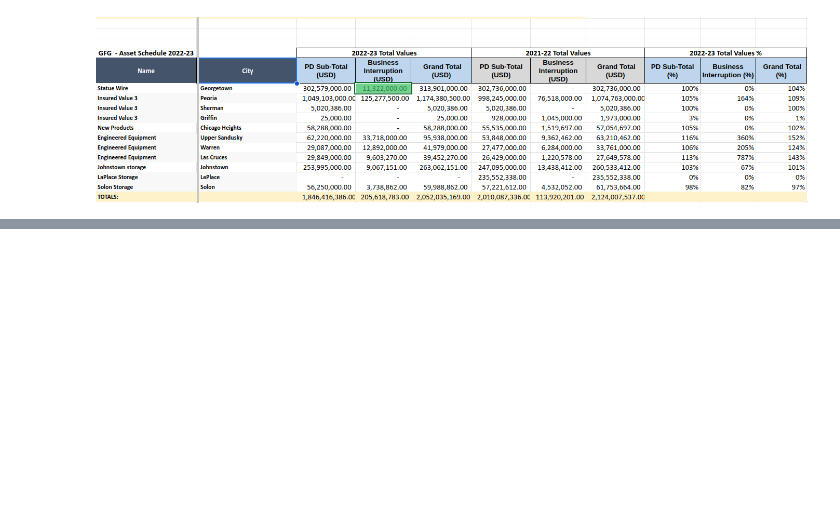
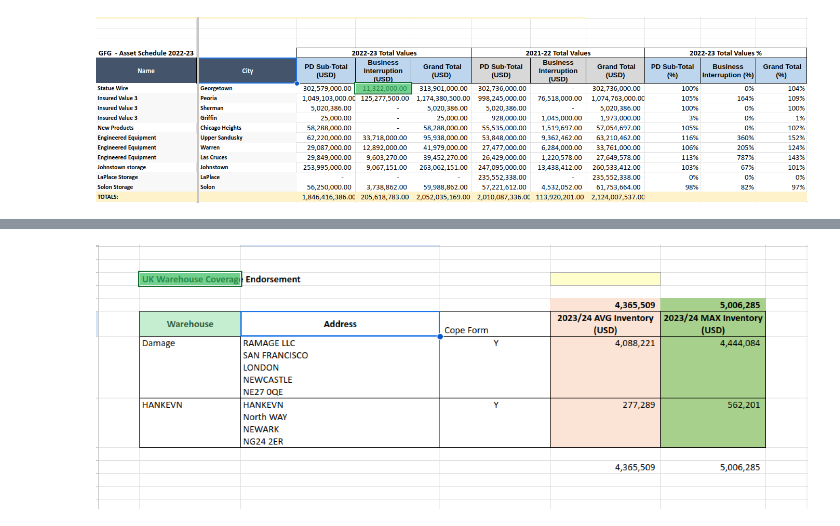
Before and after one commit to SavaStevanovic/table_extractor, a Jupyter notebook: project/main.ipynb, the cells around one changed output, grey strips where cells are left out. Drawn from its saved outputs; the diff is of its cells as text; code cells hidden in the pictures; blank space fills up the shorter version.

```diff
--- a/project/main.ipynb
+++ b/project/main.ipynb
@@ -132,0 +230,4 @@ out[2]
+# %%
+Image(filename="/app/demo_images/second_excell_uk.png")
+# %% [output]
+[figure, added]
```
Also changed, not shown: parts of 8 cells of this notebook.
